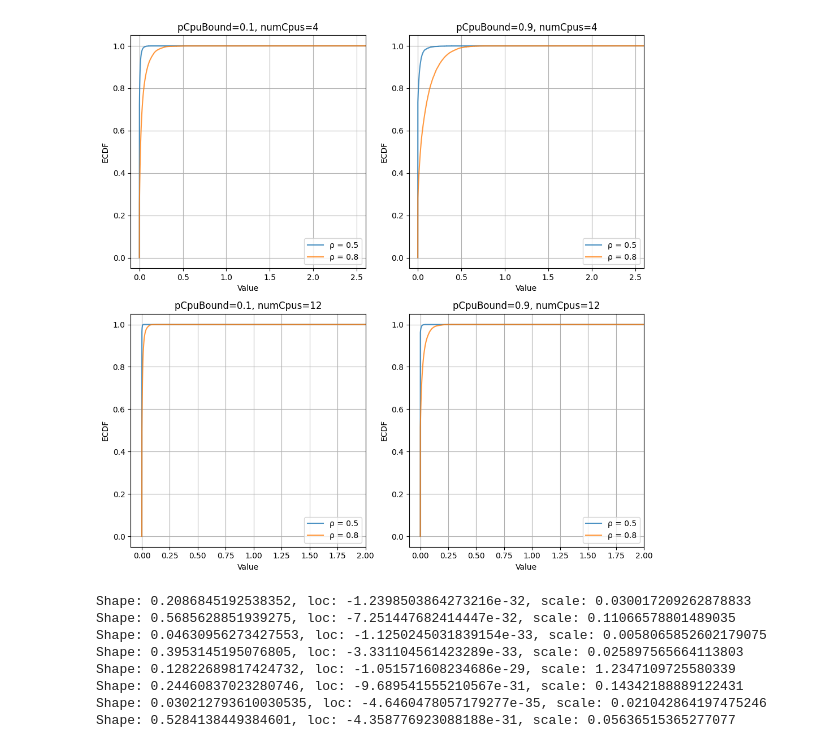
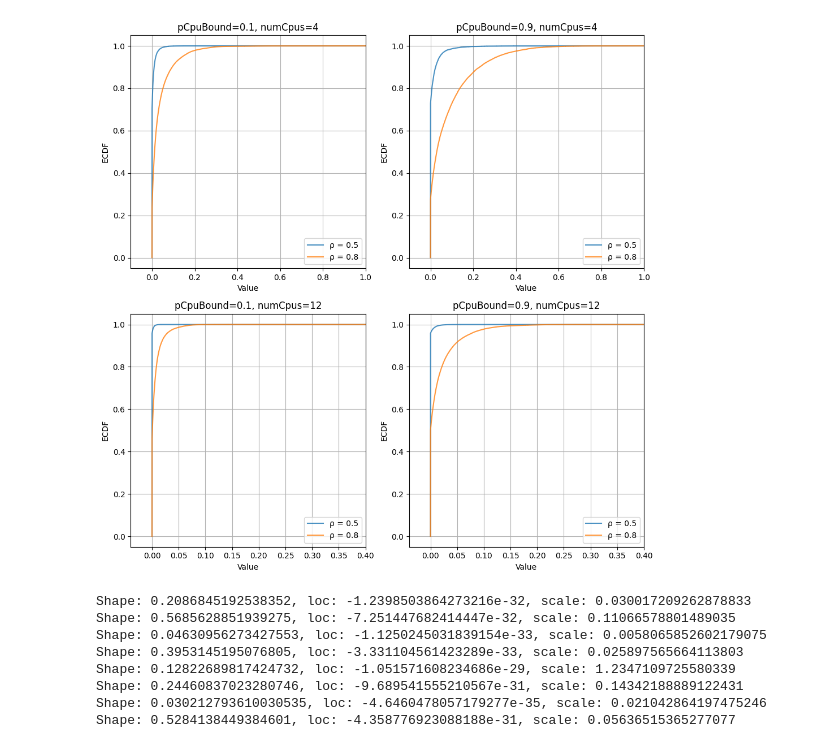
Before and after one commit to Sonic803/multi-core-sched, a Jupyter notebook: python/fcfsWait.ipynb, the cells around one changed output. Saved outputs shown, nothing was run; the diff lists cells and outputs as text; code cells hidden in the pictures.

```diff
--- a/python/fcfsWait.ipynb
+++ b/python/fcfsWait.ipynb
@@ -178,8 +178,8 @@ fig, axs = plt.subplots(2, 2, figsize=(10, 10))
 maxXDict={}
 
 xFin={
-    '4':2.6,
-    '12':2
+    '4':1,
+    '12':0.4
 }
 
 for i, element in enumerate(filtered_array_rho):
@@ -190,35 +190,35 @@ for i, element in enumerate(filtered_array_rho):
         values = elementRho['modules']["Computer.scheduler"][statistic]["values"]
         measurement = elementRho["measurement"]
         ecdf = ECDF(values)
 
         # Extend ECDF to the right
 
         if ecdf.x[-1] > maxX:
             maxX = ecdf.x[-1]
 
         x=xFin[elementRho['parameters']['$numCpus']]
 
         x_extended = np.append(ecdf.x,x)
         y_extended = np.append(ecdf.y,1)
 
         ax,measurementString = getMeasurement(axs, measurement)
         ax.step(x_extended, y_extended, label=rhoStrings[rhoNum],alpha=0.8,color=colors1[rhoNum])
         # ax.set_title(f"ECDF of {measurement}")
 
     x=xFin[element[0]['parameters']['$numCpus']]
 
-    ax.set_xlim(-0.1,x)
+    ax.set_xlim(-0.1*x,x)
 
     # ax.set_ylim(0, 1)
     ax.set_xlabel('Value')
     ax.set_ylabel('ECDF')
     ax.set_title(f'{measurementString}')
     ax.legend(loc='lower right')
     ax.grid(True)
 plt.tight_layout()
 plt.show()
 # %% [output]
-[figure, old version]
+[figure, new version]
 # %%
 from scipy.stats import gamma
 
```
Also changed, not shown: parts of 5 cells of this notebook, 8 other files.
